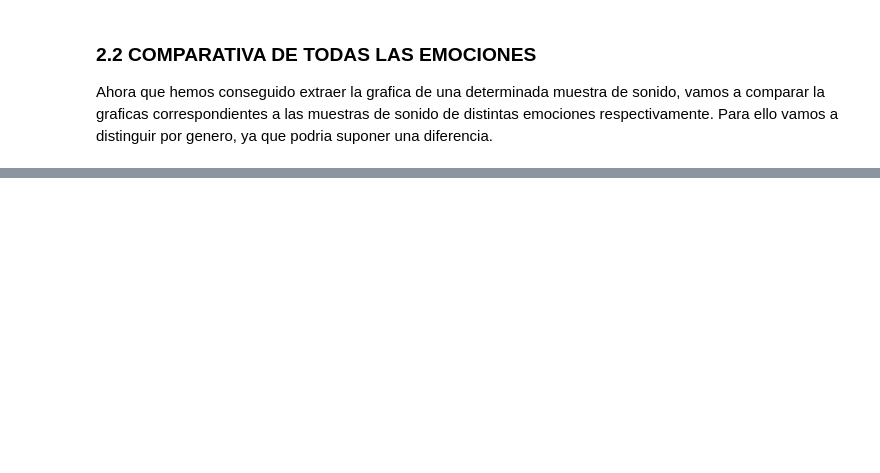
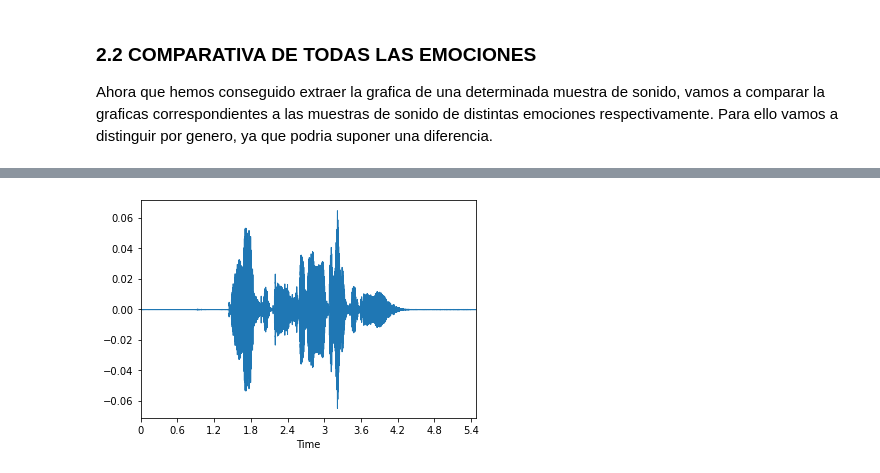
Before and after one commit to Luisa13/Speech_Emotion_Recogntion_in_Foreign_Language, a Jupyter notebook: notebooks/English/3_SER_RAVDESS_English_Augmentation.ipynb, the cells around one changed output, grey strips where cells are left out. Cells and saved outputs as stored; diff of their text form; code cells hidden in the pictures; blank space fills up the shorter version.

```diff
--- a/notebooks/English/3_SER_RAVDESS_English_Augmentation.ipynb
+++ b/notebooks/English/3_SER_RAVDESS_English_Augmentation.ipynb
@@ -247,0 +273,7 @@ def plot_all_emotion_waveforms(gender, rows = 3, cols = 3):
+# %%
+d_range = int(np.random.uniform(low=-5, high = 5)*500) # Optional
+# d_range = np.random.uniform(low=1.5, high=3)
+data_shiftted = np.roll(sample_data, d_range)
+librosa.display.waveplot(data_shiftted, sr=16000)
+ipd.Audio(data_shiftted, rate=16000)
+# %% [output]
@@ -247,0 +281 @@ def plot_all_emotion_waveforms(gender, rows = 3, cols = 3):
+[figure, added]
```
Also changed, not shown: parts of 12 cells of this notebook.
